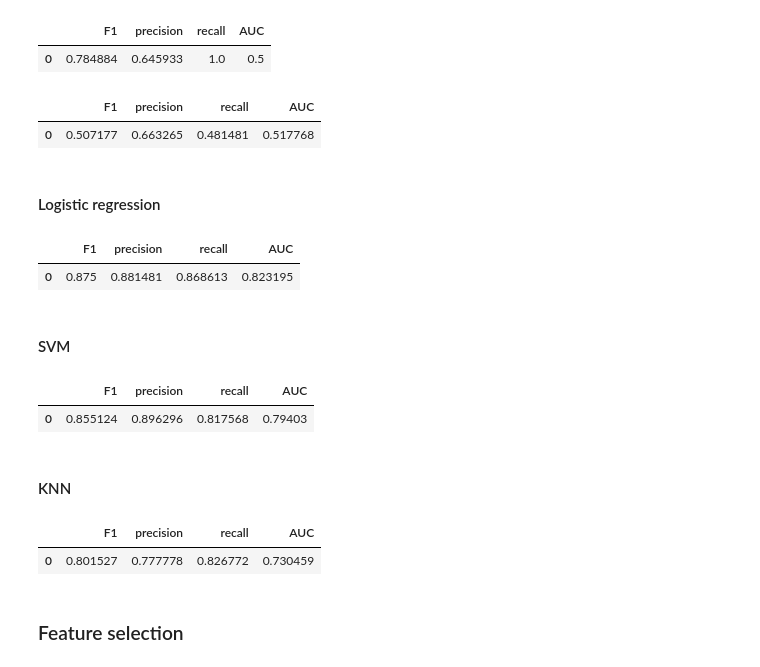
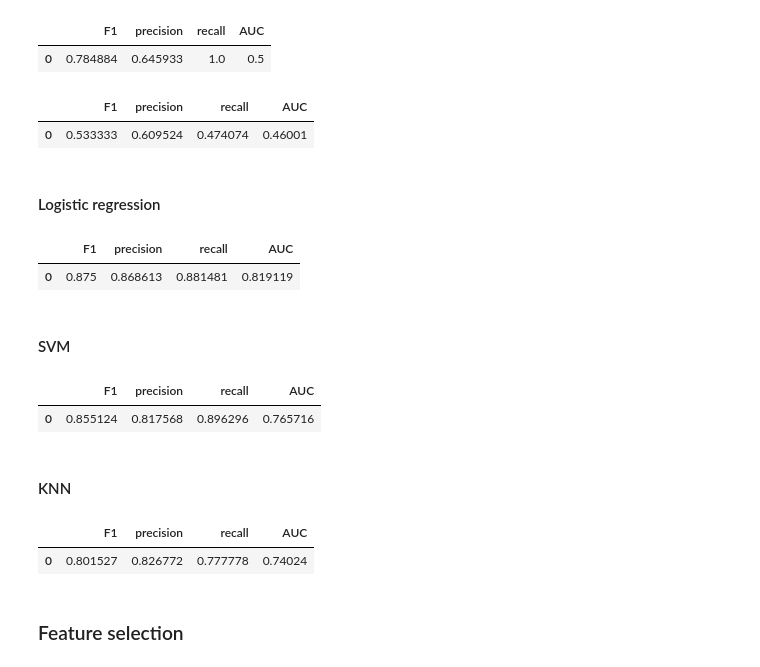
Before and after one commit to jkuhta/is-seminarska2, a Jupyter notebook: seminarska2.ipynb, the cells around one changed output. Cells and saved outputs as stored; diff of their text form; code cells hidden in the pictures.

```diff
--- a/seminarska2.ipynb
+++ b/seminarska2.ipynb
@@ -288,12 +288,11 @@ dataMC = display_scores(predictions, y_test)
 | 0 | 0.784884 | 0.645933 | 1.0 | 0.5 |
 # %%
 import random
-predictions = [random.choice([1, 2]) for _ in range(len(y_test))]
-predictions = np.full(209, 1)
-dataRan = display_scores(predictions, y_test)
+predictionsRan = [random.choice([1, 2]) for _ in range(len(y_test))]
+dataRan = display_scores(predictionsRan, y_test)
 # %% [output]
 |  | F1 | precision | recall | AUC |
-| 0 | 0.507177 | 0.663265 | 0.481481 | 0.517768 |
+| 0 | 0.533333 | 0.609524 | 0.474074 | 0.46001 |
 # %% [markdown]
 #### Logistic regression
 # %%
@@ -305,18 +304,10 @@ model.fit(X_train, y_train)
 
 LR_prediction = model.predict(X_test)
 
-f1 = f1_score(LR_prediction,y_test)
-precision = precision_score(LR_prediction,y_test)
-recall = recall_score(LR_prediction,y_test)
-AUC = roc_auc_score(LR_prediction,y_test)
-
-data = np.array([[f1,precision,recall,AUC]])
-scores = pd.DataFrame(data, columns=['F1','precision','recall','AUC'])
-
-display(scores)
+data = display_scores(LR_prediction, y_test)
 # %% [output]
 |  | F1 | precision | recall | AUC |
-| 0 | 0.875 | 0.881481 | 0.868613 | 0.823195 |
+| 0 | 0.875 | 0.868613 | 0.881481 | 0.819119 |
 # %% [markdown]
 #### SVM
 # %%
@@ -328,18 +319,10 @@ SVC_model.fit(X_train, y_train)
 
 SVC_prediction = SVC_model.predict(X_test)
 
-f1 = f1_score(SVC_prediction,y_test)
-precision = precision_score(SVC_prediction,y_test)
-recall = recall_score(SVC_prediction,y_test)
-AUC = roc_auc_score(SVC_prediction,y_test)
-
-data = np.array([[f1,precision,recall,AUC]])
-scores = pd.DataFrame(data, columns=['F1','precision','recall','AUC'])
-
-display(scores)
+data = display_scores(SVC_prediction, y_test)
 # %% [output]
 |  | F1 | precision | recall | AUC |
-| 0 | 0.855124 | 0.896296 | 0.817568 | 0.79403 |
+| 0 | 0.855124 | 0.817568 | 0.896296 | 0.765716 |
 # %% [markdown]
 #### KNN
 # %%
@@ -351,18 +334,10 @@ KNN_model.fit(X_train, y_train)
 
 KNN_prediction = KNN_model.predict(X_test)
 
-f1 = f1_score(KNN_prediction,y_test)
-precision = precision_score(KNN_prediction,y_test)
-recall = recall_score(KNN_prediction,y_test)
-AUC = roc_auc_score(KNN_prediction,y_test)
-
-data = np.array([[f1,precision,recall,AUC]])
-scores = pd.DataFrame(data, columns=['F1','precision','recall','AUC'])
-
-display(scores)
+data = display_scores(KNN_prediction, y_test)
 # %% [output]
 |  | F1 | precision | recall | AUC |
-| 0 | 0.801527 | 0.777778 | 0.826772 | 0.730459 |
+| 0 | 0.801527 | 0.826772 | 0.777778 | 0.74024 |
 # %% [markdown]
 ### Feature selection
 # %% [markdown]
```
Also changed, not shown: parts of 28 cells of this notebook.
